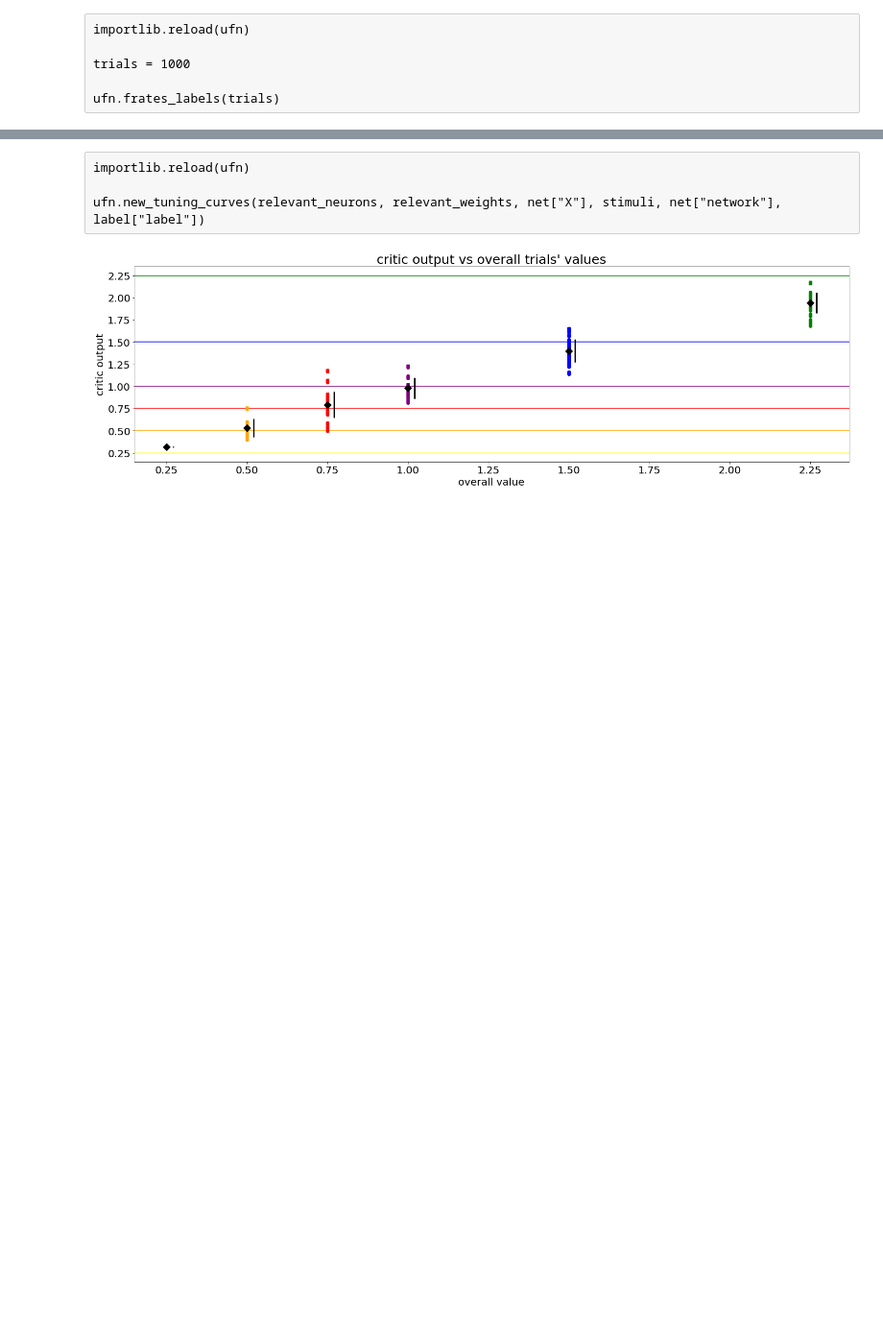
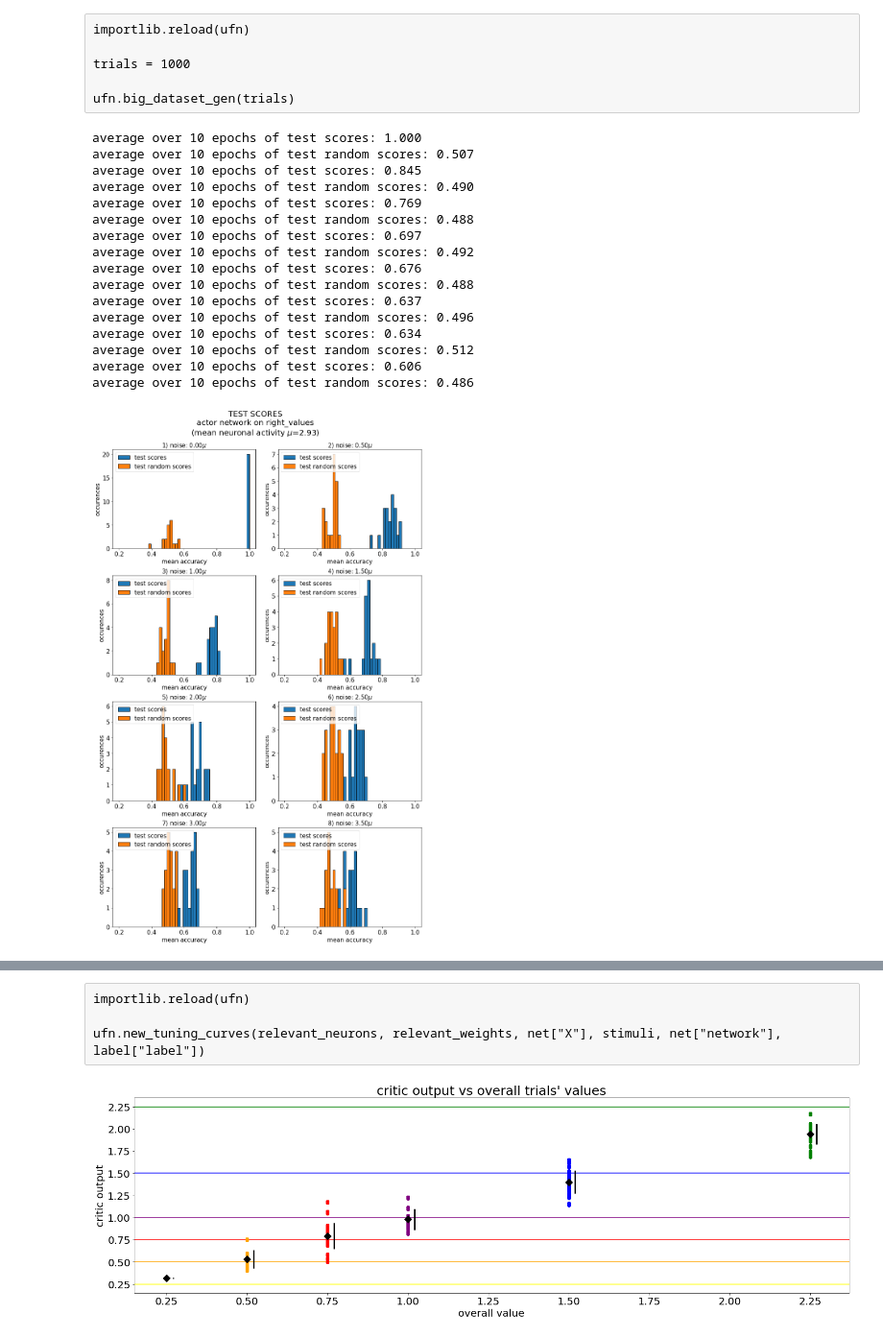
Before and after one commit to MartiniMarittimo/Relevant_neurons_analysis, a Jupyter notebook: relevant_neurons_analysis.ipynb, the cells around one changed output, grey strips where cells are left out. Shown: that part at 96% size. Drawn from its saved outputs; the diff is of its cells as text; code cells hidden in the pictures; blank space fills up the shorter version.

Commit message:
Regularization parameter tuning

```diff
--- a/relevant_neurons_analysis.ipynb
+++ b/relevant_neurons_analysis.ipynb
@@ -20,7 +21,7 @@ importlib.reload(ufn)
 
 trials = 1000
 
-ufn.frates_labels(trials)
+ufn.big_dataset_gen(trials)
 # %%
 with open('frates_labels.json', 'r') as json_file:
     data = json.load(json_file)
@@ -46,3 +47,28 @@ label = {"Y" : global_values, "label" : "global_values"}
 #model = {"model" : 'perceptron', "param" : 0}
 model = {"model" : 'perceptronL1', "param" : 0.01}
 #model = {"model" : 'svm', "param" : 0.001}
+# %%
+importlib.reload(clf)
+
+noise_mag = np.array([0, 1/2, 1, 3/2, 2, 5/2, 3, 7/2])
+
+clf.noise_effect(X=net["X"], Y=label["Y"], model=model["model"], param_mag=0,\
+               network=net["network"], label=label["label"], noise_mag=noise_mag)
+# %% [output]
+average over 10 epochs of test scores: 1.000
+average over 10 epochs of test random scores: 0.507
+average over 10 epochs of test scores: 0.845
+average over 10 epochs of test random scores: 0.490
+average over 10 epochs of test scores: 0.769
+average over 10 epochs of test random scores: 0.488
+average over 10 epochs of test scores: 0.697
+average over 10 epochs of test random scores: 0.492
+average over 10 epochs of test scores: 0.676
+average over 10 epochs of test random scores: 0.488
+average over 10 epochs of test scores: 0.637
+average over 10 epochs of test random scores: 0.496
+average over 10 epochs of test scores: 0.634
+average over 10 epochs of test random scores: 0.512
+average over 10 epochs of test scores: 0.606
+average over 10 epochs of test random scores: 0.486
+[figure, added]
```
Also changed, not shown: parts of 7 cells of this notebook, 3 other files.
